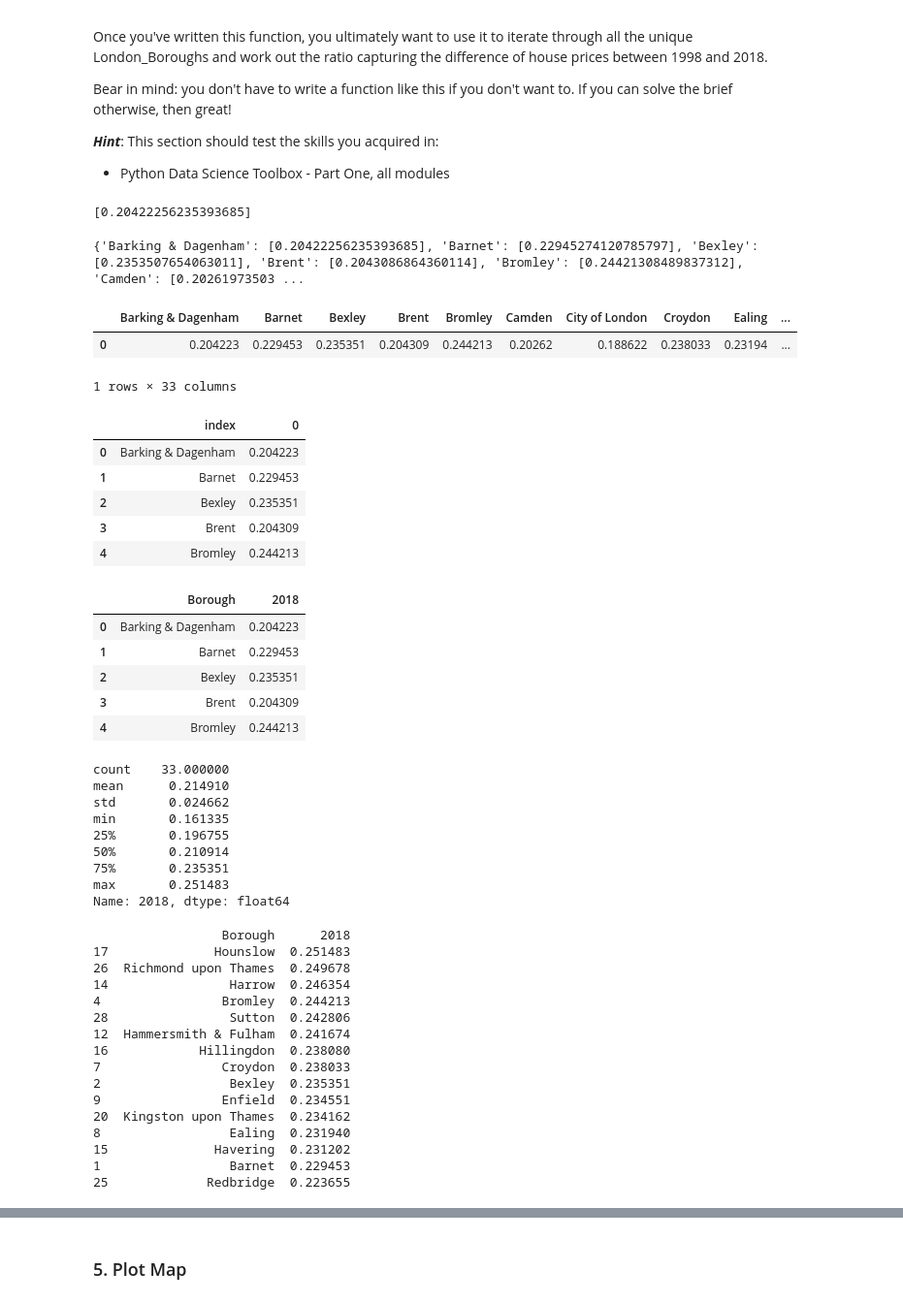
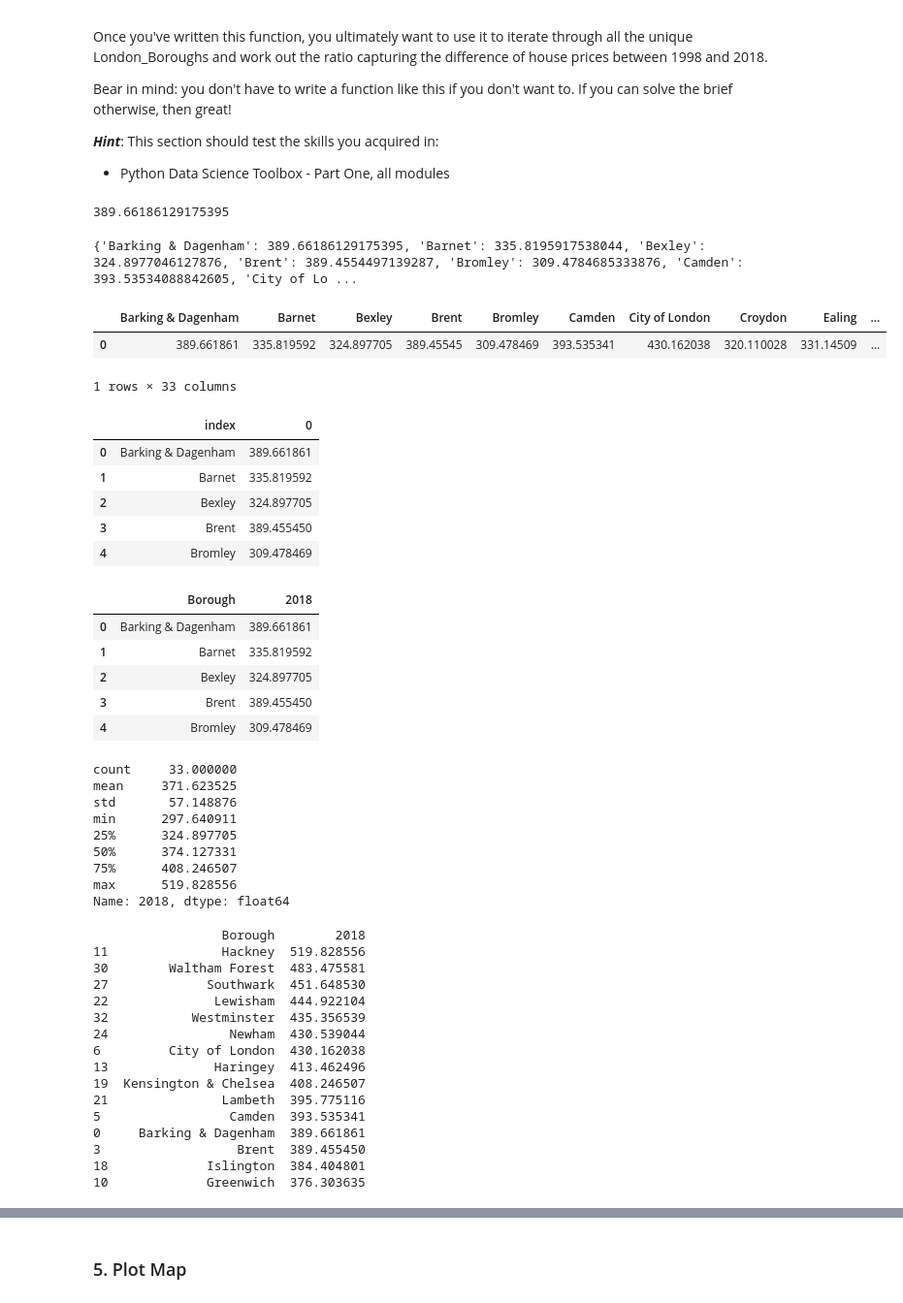
Before and after one commit to lanapalmer/SB_London_Housing, a Jupyter notebook: London-Housing-Prices.ipynb, the cells around one changed output, grey strips where cells are left out. Shown at 97% size. Saved outputs shown, nothing was run; the diff lists cells and outputs as text; code cells hidden in the pictures.

```diff
--- a/London-Housing-Prices.ipynb
+++ b/London-Housing-Prices.ipynb
@@ -543,13 +626,14 @@ Bear in mind: you don't have to write a function like this if you don't want to.
 def create_price_ratio(d):
     y1998 = float(d['Price'][d['Year']==1998])
     y2018 = float(d['Price'][d['Year']==2018])
-    ratio = [y1998/y2018]
+    increase = y2018 - y1998
+    ratio = increase / y1998 * 100
     return ratio
 # %%
 #Test function
 create_price_ratio(df_group[df_group['London_Borough']=='Barking & Dagenham'])
 # %% [output]
-[0.20422256235393685]
+389.66186129175395
 # %%
 #Create dictionary to hold boroughs and price ratios
 final = {}
@@ -563,16 +647,16 @@ for b in df_group['London_Borough'].unique():
 # print final dictionary
 print(final)
 # %% [output]
-{'Barking & Dagenham': [0.20422256235393685], 'Barnet': [0.22945274120785797], 'Bexley': [0.2353507654063011], 'Brent': [0.2043086864360114], 'Bromley': [0.24421308489837312], 'Camden': [0.20261973503 ...
+{'Barking & Dagenham': 389.66186129175395, 'Barnet': 335.8195917538044, 'Bexley': 324.8977046127876, 'Brent': 389.4554497139287, 'Bromley': 309.4784685333876, 'Camden': 393.53534088842605, 'City of Lo ...
 # %%
 # Create dataframe of final
-df_ratios = pd.DataFrame(final)
+df_ratios = pd.DataFrame(final, index=[0])
 
 # Visual Check
 df_ratios.head()
 # %% [output]
 |  | Barking & Dagenham | Barnet | Bexley | Brent | Bromley | Camden | City of London | Croydon | Ealing | ... |
-| 0 | 0.204223 | 0.229453 | 0.235351 | 0.204309 | 0.244213 | 0.20262 | 0.188622 | 0.238033 | 0.23194 | ... |
+| 0 | 389.661861 | 335.819592 | 324.897705 | 389.45545 | 309.478469 | 393.535341 | 430.162038 | 320.110028 | 331.14509 | ... |
 1 rows × 33 columns
 # %%
 #Transpose
@@ -585,11 +669,11 @@ df_ratios = df_ratios_T.reset_index()
 df_ratios.head()
 # %% [output]
 |  | index | 0 |
-| 0 | Barking & Dagenham | 0.204223 |
-| 1 | Barnet | 0.229453 |
-| 2 | Bexley | 0.235351 |
-| 3 | Brent | 0.204309 |
-| 4 | Bromley | 0.244213 |
+| 0 | Barking & Dagenham | 389.661861 |
+| 1 | Barnet | 335.819592 |
+| 2 | Bexley | 324.897705 |
+| 3 | Brent | 389.455450 |
+| 4 | Bromley | 309.478469 |
 # %%
 #Rename columns
 df_ratios.rename(columns={'index':'Borough', 0:'2018'}, inplace=True)
@@ -598,42 +682,42 @@ df_ratios.rename(columns={'index':'Borough', 0:'2018'}, inplace=True)
 df_ratios.head()
 # %% [output]
 |  | Borough | 2018 |
-| 0 | Barking & Dagenham | 0.204223 |
-| 1 | Barnet | 0.229453 |
-| 2 | Bexley | 0.235351 |
-| 3 | Brent | 0.204309 |
-| 4 | Bromley | 0.244213 |
+| 0 | Barking & Dagenham | 389.661861 |
+| 1 | Barnet | 335.819592 |
+| 2 | Bexley | 324.897705 |
+| 3 | Brent | 389.455450 |
+| 4 | Bromley | 309.478469 |
 # %%
 #Generate descriptive statistics
 df_ratios['2018'].describe()
 # %% [output]
-count    33.000000
-mean      0.214910
-std       0.024662
-min       0.161335
-25%       0.196755
-50%       0.210914
-75%       0.235351
-max       0.251483
+count     33.000000
+mean     371.623525
+std       57.148876
+min      297.640911
+25%      324.897705
+50%      374.127331
+75%      408.246507
+max      519.828556
 Name: 2018, dtype: float64
 # %%
 #Sort by descending value
 top15 = df_ratios.sort_values(by='2018',ascending=False).head(15)
 print(top15)
 # %% [output]
-                 Borough      2018
-17              Hounslow  0.251483
-26  Richmond upon Thames  0.249678
-14                Harrow  0.246354
-4                Bromley  0.244213
-28                Sutton  0.242806
-12  Hammersmith & Fulham  0.241674
-16            Hillingdon  0.238080
-7                Croydon  0.238033
-2                 Bexley  0.235351
-9                Enfield  0.234551
-20  Kingston upon Thames  0.234162
-8                 Ealing  0.231940
-15              Havering  0.231202
-1                 Barnet  0.229453
-25             Redbridge  0.223655
+                 Borough        2018
+11               Hackney  519.828556
+30        Waltham Forest  483.475581
+27             Southwark  451.648530
+22              Lewisham  444.922104
+32           Westminster  435.356539
+24                Newham  430.539044
+6         City of London  430.162038
+13              Haringey  413.462496
+19  Kensington & Chelsea  408.246507
+21               Lambeth  395.775116
+5                 Camden  393.535341
+0     Barking & Dagenham  389.661861
+3                  Brent  389.455450
+18             Islington  384.404801
+10             Greenwich  376.303635
```
Also changed, not shown: parts of 17 cells of this notebook, 1 other file.
